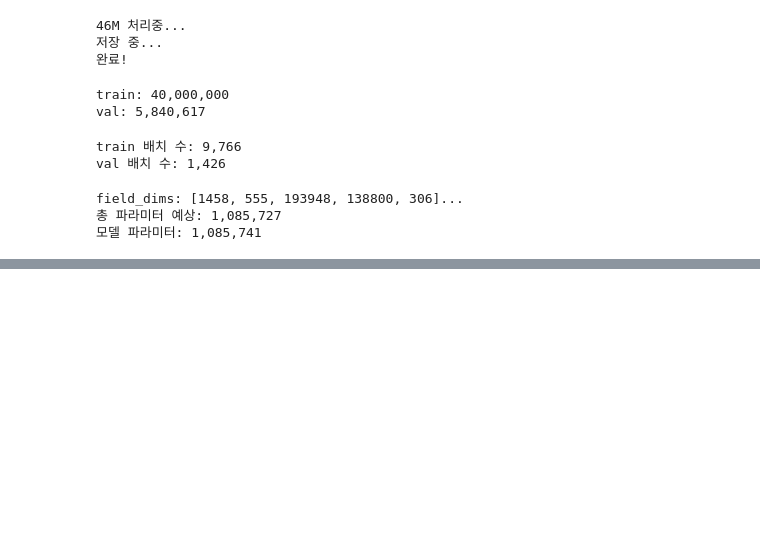
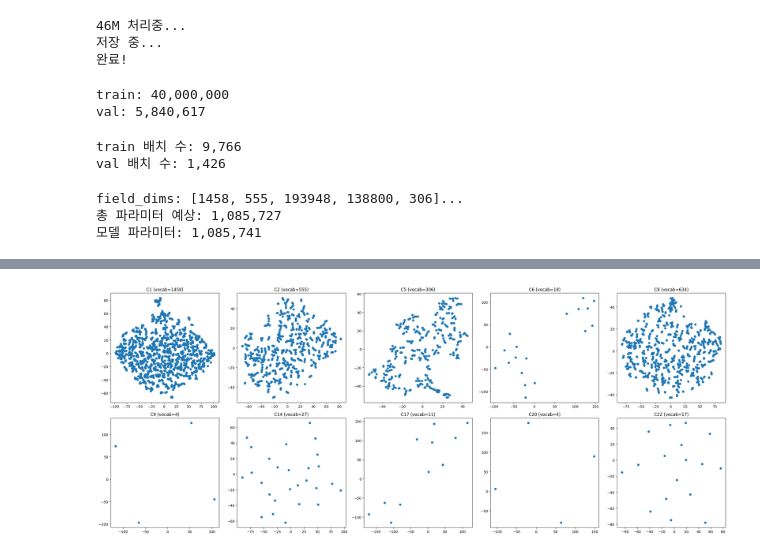
Before and after one commit to sws95/ads_prediction, a Jupyter notebook: ads_prediction_criteo.ipynb, the cells around one changed output, grey strips where cells are left out. Cells and saved outputs as stored; diff of their text form; code cells hidden in the pictures; blank space fills up the shorter version.

```diff
--- a/ads_prediction_criteo.ipynb
+++ b/ads_prediction_criteo.ipynb
@@ -308,0 +760,24 @@ device: cuda
+# %%
+# vocab 작은 것들만
+small_cats = [(i, col) for i, col in enumerate(CAT_COLS)
+              if len(vocab[col]) < 2000]
+
+fig, axes = plt.subplots(2, 5, figsize=(25, 10))
+axes = axes.flatten()
+
+for ax, (idx, col) in zip(axes, small_cats):
+    emb_weight = fm_model2.embeddings[idx].weight.detach().cpu().numpy()
+    n = len(emb_weight)
+    perp = min(5, n - 1)
+
+    tsne = TSNE(n_components=2, random_state=42, perplexity=perp)
+    emb_2d = tsne.fit_transform(emb_weight)
+
+    ax.scatter(emb_2d[:, 0], emb_2d[:, 1], s=30)
+    ax.set_title(f'{col} (vocab={n})')
+
+plt.tight_layout()
+plt.savefig('results/small_embedding.png', dpi=150)
+plt.show()
+# %% [output]
+[figure, added]
```
Also changed, not shown: parts of 17 cells of this notebook, 5 other files.
